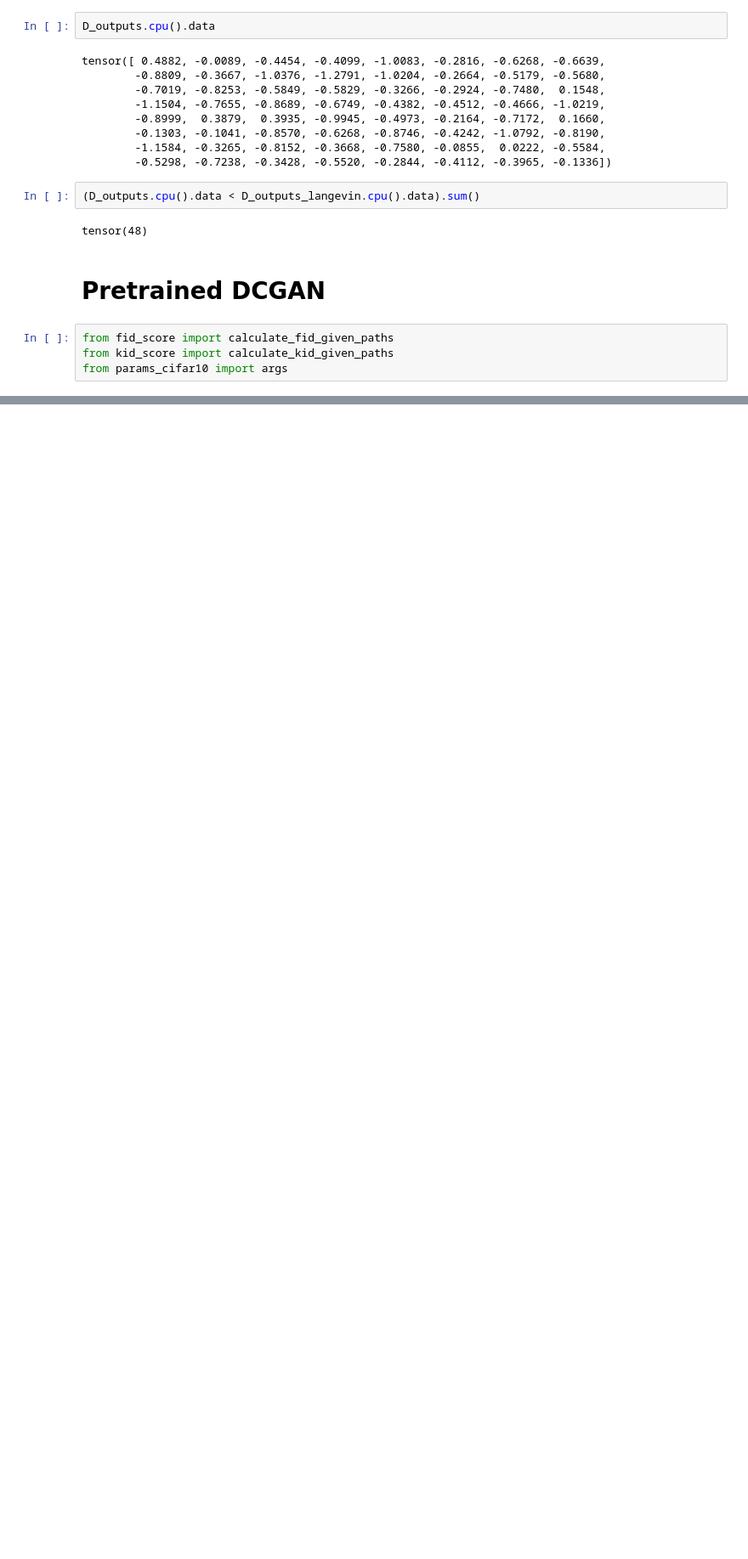
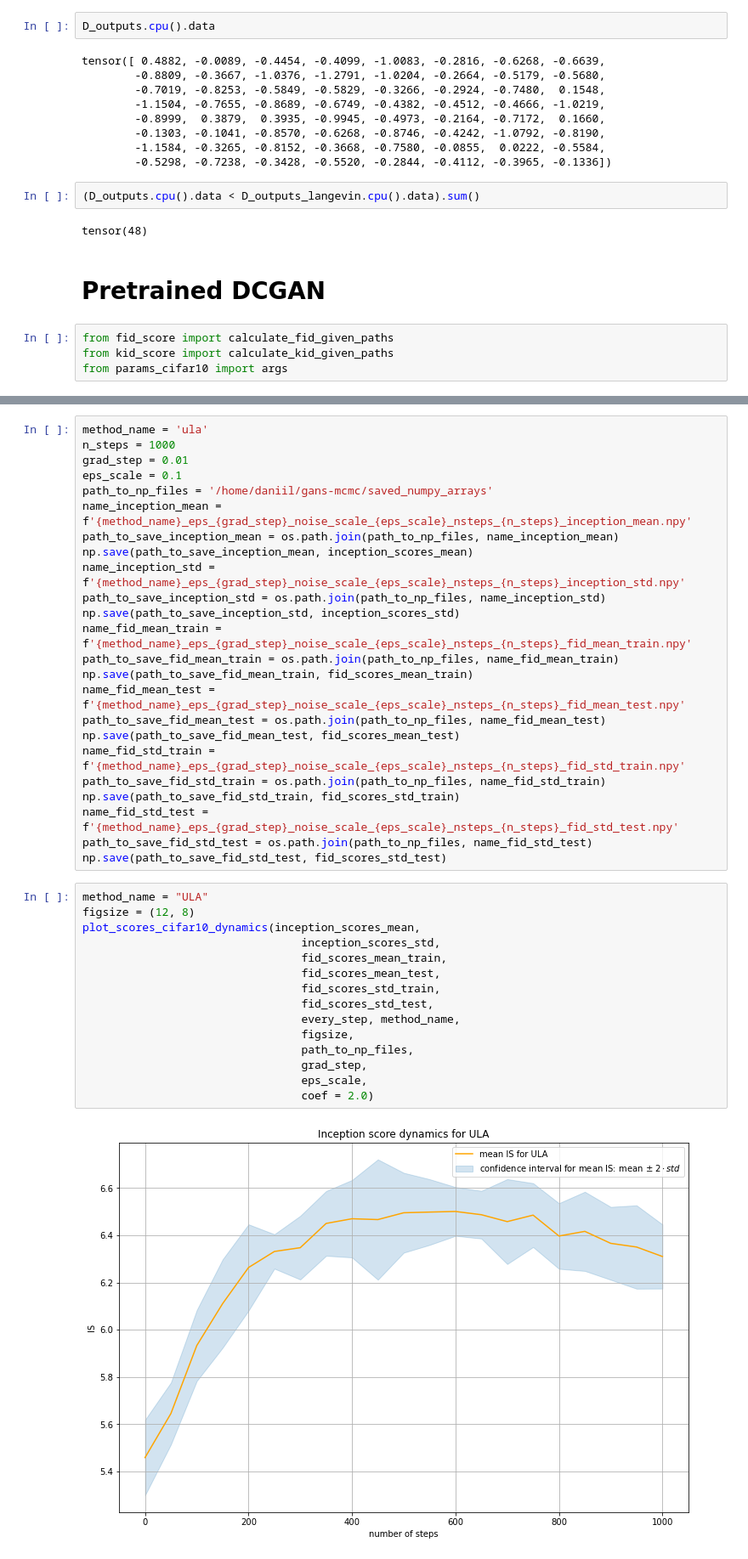
Before and after one commit to premolab/gans_sampling, a Jupyter notebook: notebooks/Cifar10.ipynb, the cells around one changed output, grey strips where cells are left out. Shown at 85% size. Drawn from its saved outputs; the diff is of its cells as text; blank space fills up the shorter version.

Commit message:
add experiments with ULA/MALA for Cifar10

```diff
--- a/notebooks/Cifar10.ipynb
+++ b/notebooks/Cifar10.ipynb
@@ -596,0 +472,41 @@ FID score for CIFAR10 with ULA: mean 36.92684352794439, score 0.5238915763163959
+# %%
+method_name = 'ula'
+n_steps = 1000
+grad_step = 0.01
+eps_scale = 0.1
+path_to_np_files = '/home/daniil/gans-mcmc/saved_numpy_arrays'
+name_inception_mean = f'{method_name}_eps_{grad_step}_noise_scale_{eps_scale}_nsteps_{n_steps}_inception_mean.npy'
+path_to_save_inception_mean = os.path.join(path_to_np_files, name_inception_mean)
+np.save(path_to_save_inception_mean, inception_scores_mean)
+name_inception_std = f'{method_name}_eps_{grad_step}_noise_scale_{eps_scale}_nsteps_{n_steps}_inception_std.npy'
+path_to_save_inception_std = os.path.join(path_to_np_files, name_inception_std)
+np.save(path_to_save_inception_std, inception_scores_std)
+name_fid_mean_train = f'{method_name}_eps_{grad_step}_noise_scale_{eps_scale}_nsteps_{n_steps}_fid_mean_train.npy'
+path_to_save_fid_mean_train = os.path.join(path_to_np_files, name_fid_mean_train)
+np.save(path_to_save_fid_mean_train, fid_scores_mean_train)
+name_fid_mean_test = f'{method_name}_eps_{grad_step}_noise_scale_{eps_scale}_nsteps_{n_steps}_fid_mean_test.npy'
+path_to_save_fid_mean_test = os.path.join(path_to_np_files, name_fid_mean_test)
+np.save(path_to_save_fid_mean_test, fid_scores_mean_test)
+name_fid_std_train = f'{method_name}_eps_{grad_step}_noise_scale_{eps_scale}_nsteps_{n_steps}_fid_std_train.npy'
+path_to_save_fid_std_train = os.path.join(path_to_np_files, name_fid_std_train)
+np.save(path_to_save_fid_std_train, fid_scores_std_train)
+name_fid_std_test = f'{method_name}_eps_{grad_step}_noise_scale_{eps_scale}_nsteps_{n_steps}_fid_std_test.npy'
+path_to_save_fid_std_test = os.path.join(path_to_np_files, name_fid_std_test)
+np.save(path_to_save_fid_std_test, fid_scores_std_test)
+# %%
+method_name = "ULA"
+figsize = (12, 8)
+plot_scores_cifar10_dynamics(inception_scores_mean,
+                                 inception_scores_std,
+                                 fid_scores_mean_train,
+                                 fid_scores_mean_test,
+                                 fid_scores_std_train,
+                                 fid_scores_std_test,
+                                 every_step, method_name,
+                                 figsize,
+                                 path_to_np_files,
+                                 grad_step,
+                                 eps_scale,
+                                 coef = 2.0)
+# %% [output]
+[figure, added]
```
Also changed, not shown: parts of 66 cells of this notebook, 3 other files.
